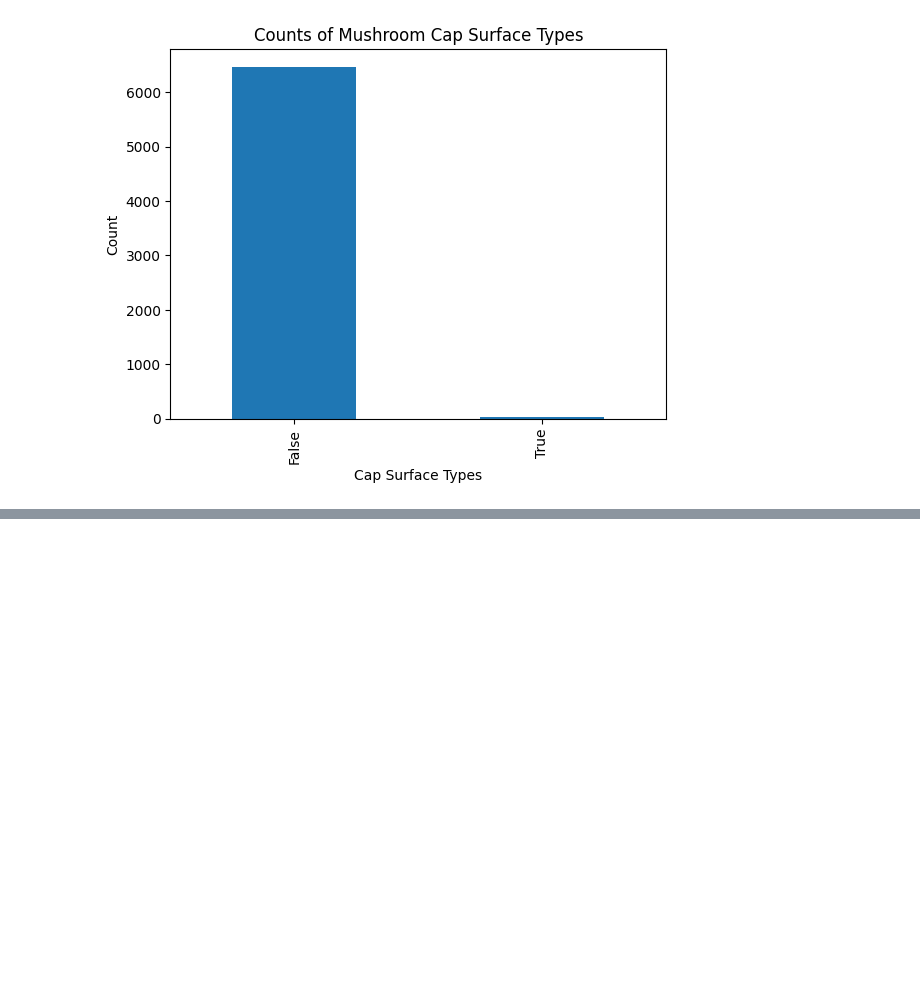
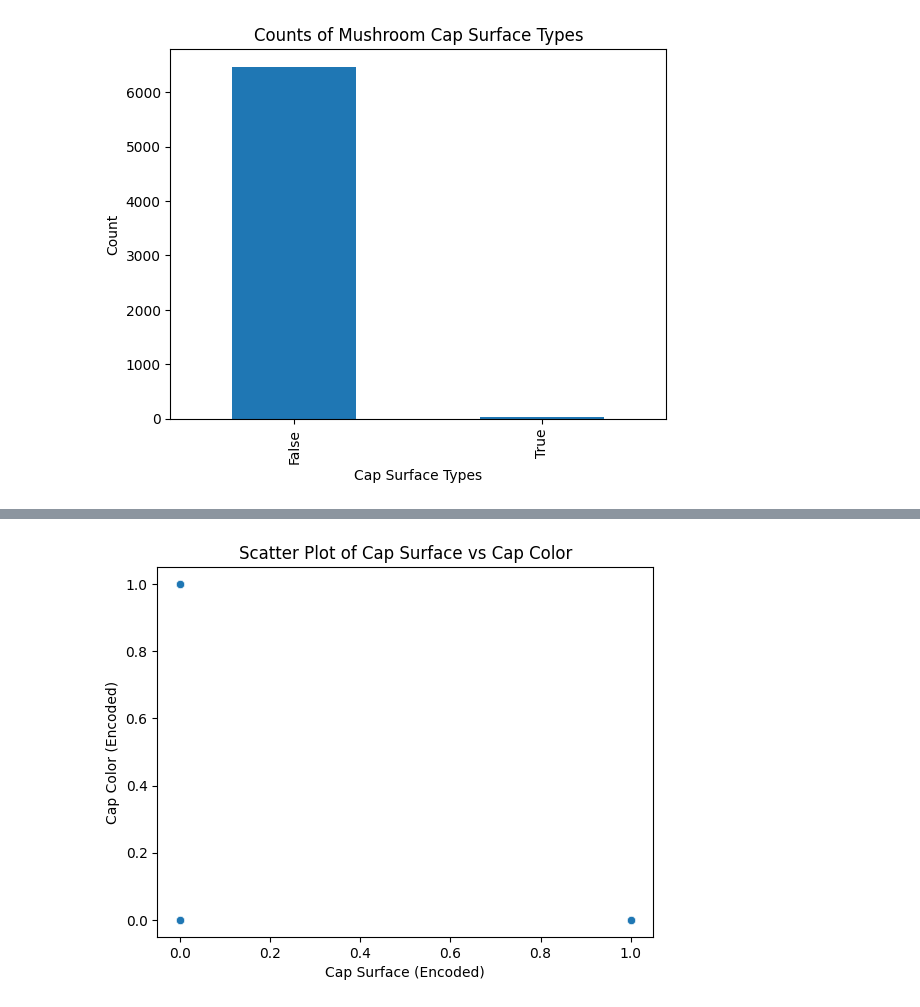
Before and after one commit to atoothman/data71200, a Jupyter notebook: DATA_71200_Project_1_Mushroom_Classification_Toothman.ipynb, the cells around one changed output, grey strips where cells are left out. Saved outputs shown, nothing was run; the diff lists cells and outputs as text; code cells hidden in the pictures; blank space fills up the shorter version.

```diff
--- a/DATA_71200_Project_1_Mushroom_Classification_Toothman.ipynb
+++ b/DATA_71200_Project_1_Mushroom_Classification_Toothman.ipynb
@@ -363,0 +385,11 @@ plt.show()
+# %%
+# Assuming X_train is your encoded feature dataset
+# Let's create a scatter plot between two columns (you can choose any two columns)
+
+sns.scatterplot(x=X_train['cap-surface_g'], y=X_train['cap-color_c'])
+plt.title('Scatter Plot of Cap Surface vs Cap Color')
+plt.xlabel('Cap Surface (Encoded)')
+plt.ylabel('Cap Color (Encoded)')
+plt.show()
+# %% [output]
+[figure, added]
```
Also changed, not shown: parts of 10 cells of this notebook.
